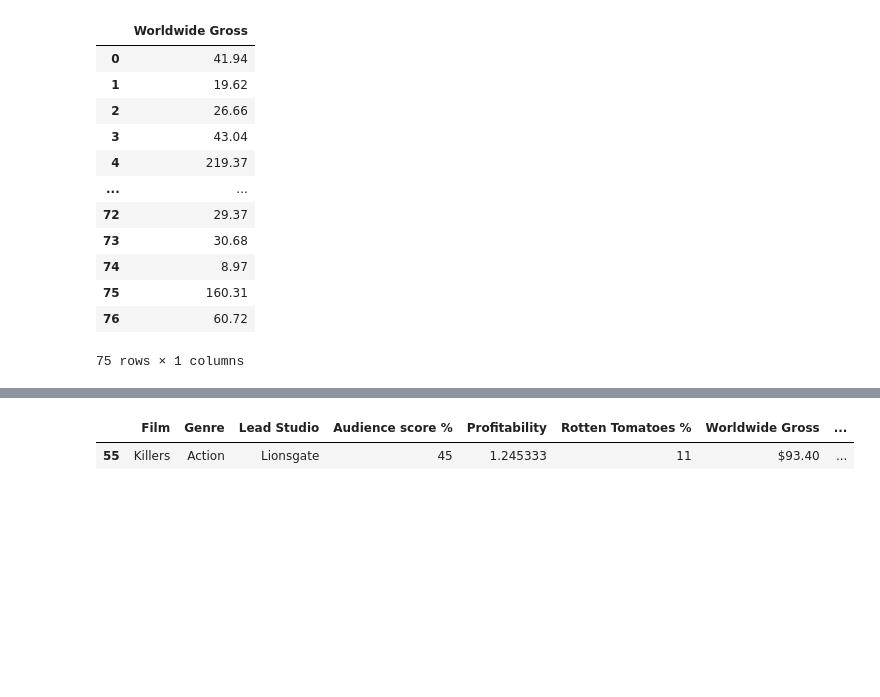
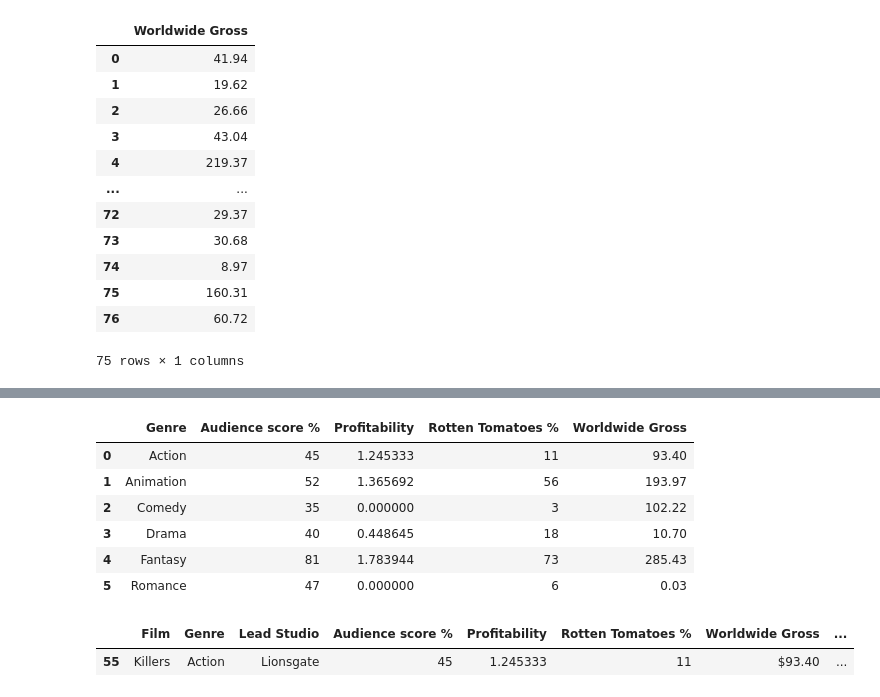
Before and after one commit to staspb2012/Educational_projects, a Jupyter notebook: Cinema_stats.ipynb, the cells around one changed output, grey strips where cells are left out. Drawn from its saved outputs; the diff is of its cells as text; code cells hidden in the pictures; blank space fills up the shorter version.

```diff
--- a/Cinema_stats.ipynb
+++ b/Cinema_stats.ipynb
@@ -259,3 +254,19 @@ del_dup_cinema.groupby('Genre').agg('min')
+# %%
+#Спомошью групировки по колонке 'Genre' получаем минимальное значения для каждого жанра
+del_dup_cinema.groupby('Genre').agg({
+  "Audience score %": "min",
+  "Profitability": "min",
+  "Rotten Tomatoes %": "min",
+  "Worldwide Gross": "min"
+}).reset_index()
+# %% [output]
+|  | Genre | Audience score % | Profitability | Rotten Tomatoes % | Worldwide Gross |
+| 0 | Action | 45 | 1.245333 | 11 | 93.40 |
+| 1 | Animation | 52 | 1.365692 | 56 | 193.97 |
+| 2 | Comedy | 35 | 0.000000 | 3 | 102.22 |
+| 3 | Drama | 40 | 0.448645 | 18 | 10.70 |
+| 4 | Fantasy | 81 | 1.783944 | 73 | 285.43 |
+| 5 | Romance | 47 | 0.000000 | 6 | 0.03 |
 # %%
 del_dup_cinema[del_dup_cinema['Genre'] == 'Action']
 # %% [output]
```
Also changed, not shown: parts of 5 cells of this notebook.
